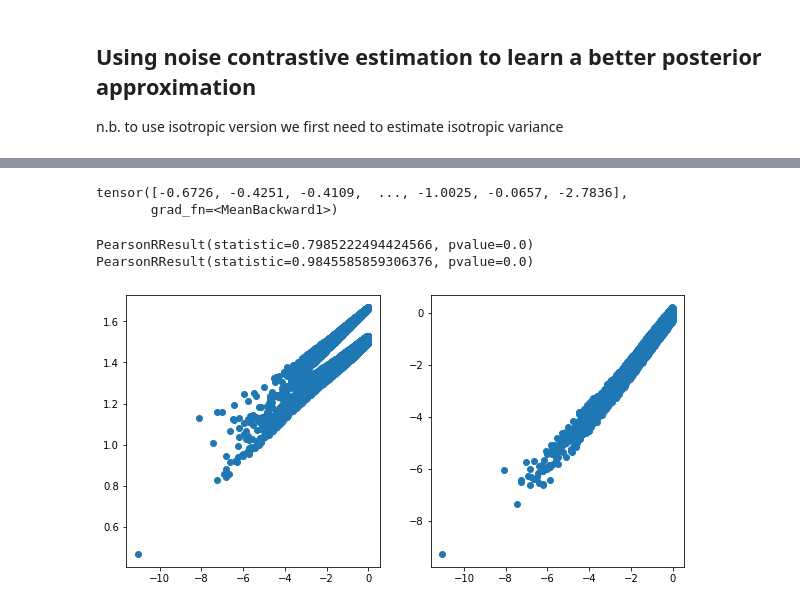
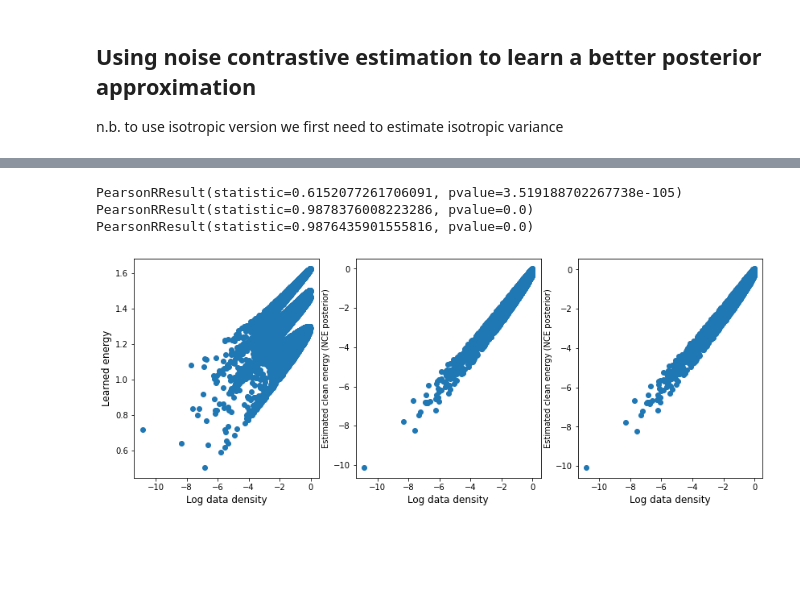
Before and after one commit to alex-hh/MMDGS_NeurIPS, a Jupyter notebook: toy/mog-clean-energy.ipynb, the cells around one changed output, grey strips where cells are left out. Saved outputs shown, nothing was run; the diff lists cells and outputs as text; code cells hidden in the pictures; blank space fills up the shorter version.

```diff
--- a/toy/mog-clean-energy.ipynb
+++ b/toy/mog-clean-energy.ipynb
@@ -249,10 +253,11 @@ $\text{log} p(x) \approx \frac{1}{N}\sum_i \text{log}\frac{p(x|x'_i)p(x'_i)}{p(x
 
 N.B. we don't know the normalisation constant of p(x') - what effect does this have? maybe just a constant offset?
 # %%
+# TODO: we should batch these computations
 from torch.distributions import Independent, Normal
 
 
-def clean_energy_is(x, log_posterior, log_noisy_x, num_samples=100):
+def clean_energy_is(x, log_posterior, log_noisy_x, num_samples=300):
     # suppose x is b, 2
     # then we need a bunch of normal distributions
     # the final dimension is interpreted as a non-batch dimension by Independent
@@ -262,13 +267,13 @@ def clean_energy_is(x, log_posterior, log_noisy_x, num_samples=100):
     x_noisy_flat = x_noisy.reshape(num_samples*b, 2)
     x_tiled = x.expand(num_samples, -1,-1).reshape(num_samples*b,2)
 
-    log_integrand = log_posterior(x_tiled, x_noisy_flat).reshape(100,b) + log_noisy_x(x_noisy_flat).reshape(100,b) - noise_dist.log_prob(x_noisy) - torch.log(torch.tensor(num_samples).float())
-    # now do log sum exp
-    s = torch.logsumexp(log_integrand, 0)
+    log_integrand = log_posterior(x_tiled, x_noisy_flat).reshape(num_samples,b) + log_noisy_x(x_noisy_flat).reshape(num_samples,b) - noise_dist.log_prob(x_noisy)
+    # now do log sum exp to compute average
+    s = torch.logsumexp(log_integrand - torch.log(torch.tensor(num_samples).float()), 0)
     return s
 
 
-def clean_energy_v0(x, log_posterior, log_noisy_x, num_samples=100):
+def clean_energy_v0(x, log_posterior, log_noisy_x, num_samples=500):
     # suppose x is b, 2
     # then we need a bunch of normal distributions
     # the final dimension is interpreted as a non-batch dimension by Independent
@@ -279,7 +284,7 @@ def clean_energy_v0(x, log_posterior, log_noisy_x, num_samples=100):
     x_tiled = x.expand(num_samples, -1,-1).reshape(num_samples*b,2)
 
     # n.b. because noise_dist is in fact a batch of dists, input shape is different
-    log_px = log_posterior(x_tiled, x_noisy_flat).reshape(100,b) + log_noisy_x(x_noisy_flat).reshape(100,b) - noise_dist.log_prob(x_noisy)
+    log_px = log_posterior(x_tiled, x_noisy_flat).reshape(num_samples,b) + log_noisy_x(x_noisy_flat).reshape(num_samples,b) - noise_dist.log_prob(x_noisy)
     # average over the samples
     return log_px.mean(0)
 # %% [markdown]
@@ -647,25 +494,37 @@ tensor(0.5335, grad_fn=<MeanBackward0>)
 # note in this toy example, because p(x) is known, we can compute log_posterior.
 # but in general, we will need to approximate.
 nce_model.eval()
-clean_E_nce = clean_energy(test_dataset, nce_model, t_gmm.log_prob)
+with torch.no_grad():
+    clean_E_nce = clean_energy_v0(test_dataset, nce_model, t_gmm.log_prob)
+
+with torch.no_grad():
+    clean_E_nce_is = clean_energy_is(test_dataset, nce_model, t_gmm.log_prob)
-# %%
-clean_E_nce.d
-# %% [output]
-tensor([-0.6726, -0.4251, -0.4109,  ..., -1.0025, -0.0657, -2.7836],
-       grad_fn=<MeanBackward1>)
 # %%
-fig = plt.figure(figsize=(10,5))
+# just compute pearson on first 1000 points for consistency with above.
 
-ax1 = plt.subplot(121)
+fig = plt.figure(figsize=(14,5))
+
+ax1 = plt.subplot(131)
 ax1.set_xlabel("Log data density", fontsize=12)
 ax1.set_ylabel("Learned energy", fontsize=12)
 plt.scatter(log_px, test_E)
-ax2 = plt.subplot(122)
+print(pearsonr(log_px[:1000], test_E[:1000]))
+
+ax2 = plt.subplot(132)
 ax2.set_xlabel("Log data density", fontsize=12)
 ax2.set_ylabel("Estimated clean energy (NCE posterior)")
 # Question: why does clean_E_nce require grad? might just be that it's not wrapped in any no grad
 plt.scatter(log_px, clean_E_nce.detach().cpu().numpy())
-print(pearsonr(log_px, test_E), pearsonr(log_px, clean_E_nce.detach().cpu().numpy()))
+print(pearsonr(log_px[:1000], clean_E_nce[:1000].detach().cpu().numpy()))
+
+ax3 = plt.subplot(133)
+ax3.set_xlabel("Log data density", fontsize=12)
+ax3.set_ylabel("Estimated clean energy (NCE posterior)")
+# Question: why does clean_E_nce require grad? might just be that it's not wrapped in any no grad
+plt.scatter(log_px, clean_E_nce_is.detach().cpu().numpy())
+print(pearsonr(log_px[:1000], clean_E_nce_is[:1000].detach().cpu().numpy()))
 # %% [output]
-PearsonRResult(statistic=0.7985222494424566, pvalue=0.0) PearsonRResult(statistic=0.9845585859306376, pvalue=0.0)
+PearsonRResult(statistic=0.6152077261706091, pvalue=3.519188702267738e-105)
+PearsonRResult(statistic=0.9878376008223286, pvalue=0.0)
+PearsonRResult(statistic=0.9876435901555816, pvalue=0.0)
-[figure, old version]
+[figure, new version]
```
Also changed, not shown: parts of 19 cells of this notebook.
